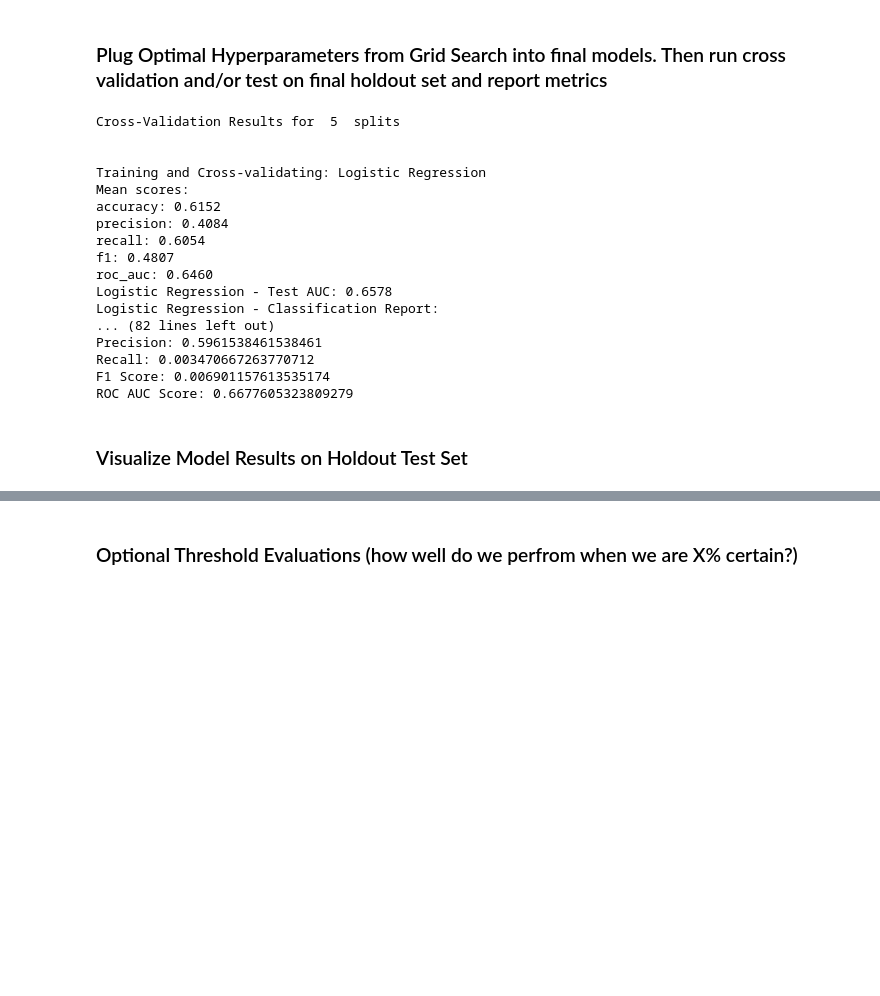
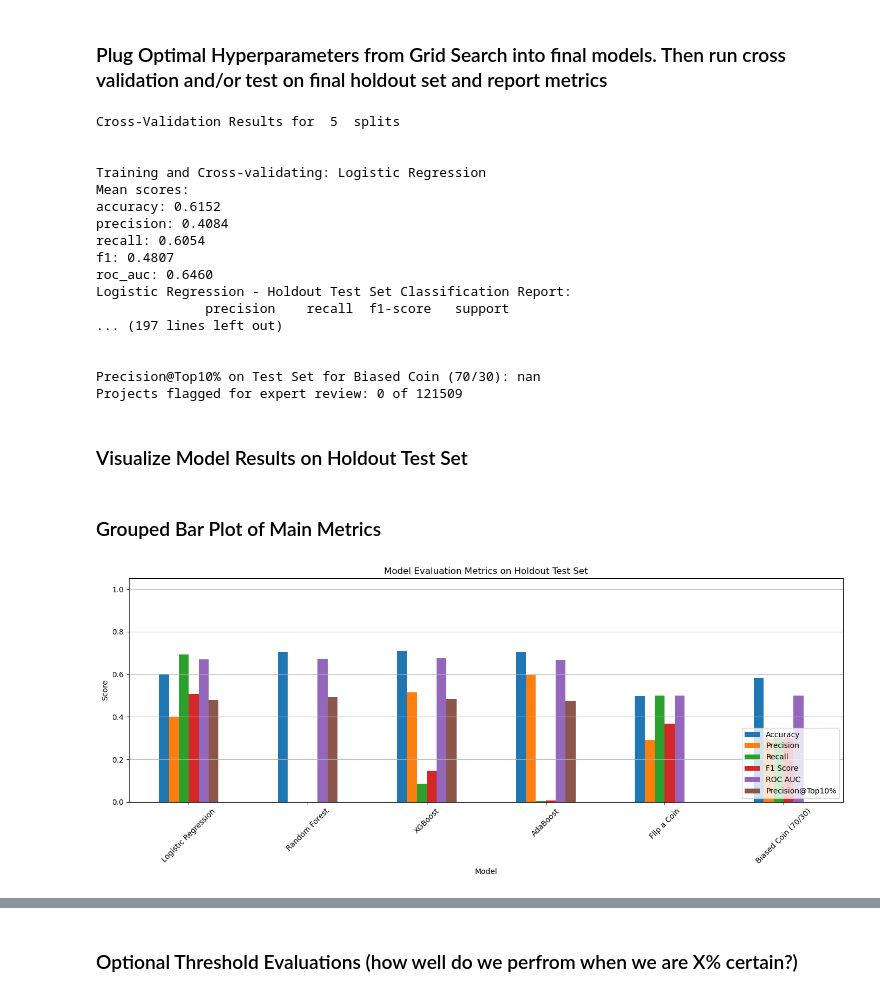
Before and after one commit to aspirou55/DonorsChoose, a Jupyter notebook: ClassificationModels_DonorsChoose.ipynb, the cells around one changed output, grey strips where cells are left out. Drawn from its saved outputs; the diff is of its cells as text; code cells hidden in the pictures; blank space fills up the shorter version.

Commit message:
Added baseline model comps into this notebook

```diff
--- a/ClassificationModels_DonorsChoose.ipynb
+++ b/ClassificationModels_DonorsChoose.ipynb
@@ -462,7 +477,9 @@ models = {
     "Random Forest": RandomForestClassifier(max_depth=8, max_features='sqrt', min_samples_leaf=50, min_samples_split=50,
                                             n_estimators=100, random_state=42),
     "XGBoost": XGBClassifier(colsample_bytree=0.8, learning_rate=0.05, max_depth=3, n_estimators=100, subsample=1.0, random_state=42),
-    "AdaBoost": AdaBoostClassifier(estimator=DecisionTreeClassifier(max_depth=1), learning_rate=0.1, n_estimators=50, random_state=42)
+    "AdaBoost": AdaBoostClassifier(estimator=DecisionTreeClassifier(max_depth=1), learning_rate=0.1, n_estimators=50, random_state=42),
+    "Flip a Coin": DummyClassifier(strategy='uniform', random_state=42),
+    "Biased Coin (70/30)": BiasedCoinClassifier(random_state=42)
 }
 
 # Dictionary to collect test set metrics per model
@@ -473,10 +490,15 @@ results = {
     'Recall': [],
     'F1 Score': [],
     'ROC AUC': [],
-    'Precision@Top10%': []
+    'Precision@Top10%': [],
+    'num_Projects_flagged_for_review': [],
+    'fraction_Projects_flagged_for_review': [],
+    'TP': [],
+    'FP': [],
+    'FN': [],
+    'TN': []
 }
 
-print('Cross-Validation Results for ', n, ' splits\n')
 for name, model in models.items():
     print('Cross-Validation Results for ', n, ' splits\n')
     print(f"\nTraining and Cross-validating: {name}")
@@ -518,7 +540,7 @@ for name, model in models.items():
 
     # Precision@Top10% evaluation on test set
     cutoff = np.percentile(y_proba, 90)
-    top_10_mask = y_proba >= cutoff
+    top_10_mask = y_proba > cutoff
     precision_at_10pct = y_test[top_10_mask].mean()
 
     print(f"Precision@Top10% on Test Set for {name}: {precision_at_10pct:.4f}")
@@ -533,7 +555,12 @@ for name, model in models.items():
     results['F1 Score'].append(f1_score(y_test, y_pred))
     results['ROC AUC'].append(roc_auc_score(y_test, y_proba))
     results['Precision@Top10%'].append(precision_at_10pct)
-
+    results['num_Projects_flagged_for_review'].append(top_10_mask.sum())
+    results['fraction_Projects_flagged_for_review'].append(top_10_mask.sum()/len(y_test))
+    results['TP'].append(tp)
+    results['FP'].append(fp)
+    results['FN'].append(fn)
+    results['TN'].append(tn)
 
 # Create a DataFrame of results
 results_df = pd.DataFrame(results)
@@ -551,12 +578,12 @@ precision: 0.4084
 recall: 0.6054
 f1: 0.4807
 roc_auc: 0.6460
-Logistic Regression - Test AUC: 0.6578
-Logistic Regression - Classification Report:
-... (82 lines left out)
-Precision: 0.5961538461538461
-Recall: 0.003470667263770712
-F1 Score: 0.006901157613535174
-ROC AUC Score: 0.6677605323809279
+Logistic Regression - Holdout Test Set Classification Report:
+              precision    recall  f1-score   support
+... (197 lines left out)
+
+
+Precision@Top10% on Test Set for Biased Coin (70/30): nan
+Projects flagged for expert review: 0 of 121509
 # %% [markdown]
 ### Visualize Model Results on Holdout Test Set
@@ -572,0 +590,15 @@ plt.show()
+# %% [markdown]
+### Grouped Bar Plot of Main Metrics
+# %%
+main_metrics = ['Accuracy', 'Precision', 'Recall', 'F1 Score', 'ROC AUC', 'Precision@Top10%']
+
+results_df[main_metrics].plot(kind='bar', figsize=(14, 6), rot=45)
+plt.title("Model Evaluation Metrics on Holdout Test Set")
+plt.ylabel("Score")
+plt.ylim(0, 1.05)
+plt.grid(axis='y')
+plt.legend(loc='lower right')
+plt.tight_layout()
+plt.show()
+# %% [output]
+[figure, added]
```
Also changed, not shown: parts of 17 cells of this notebook.
